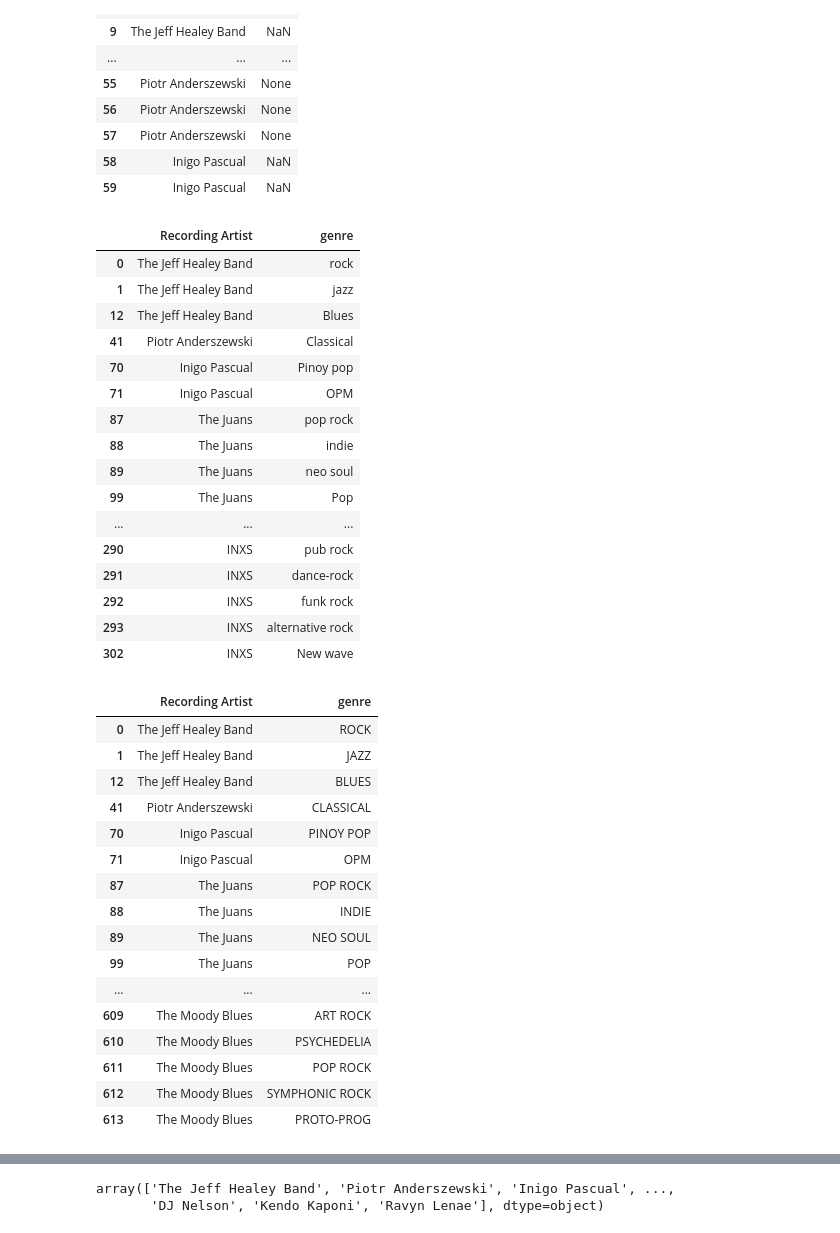
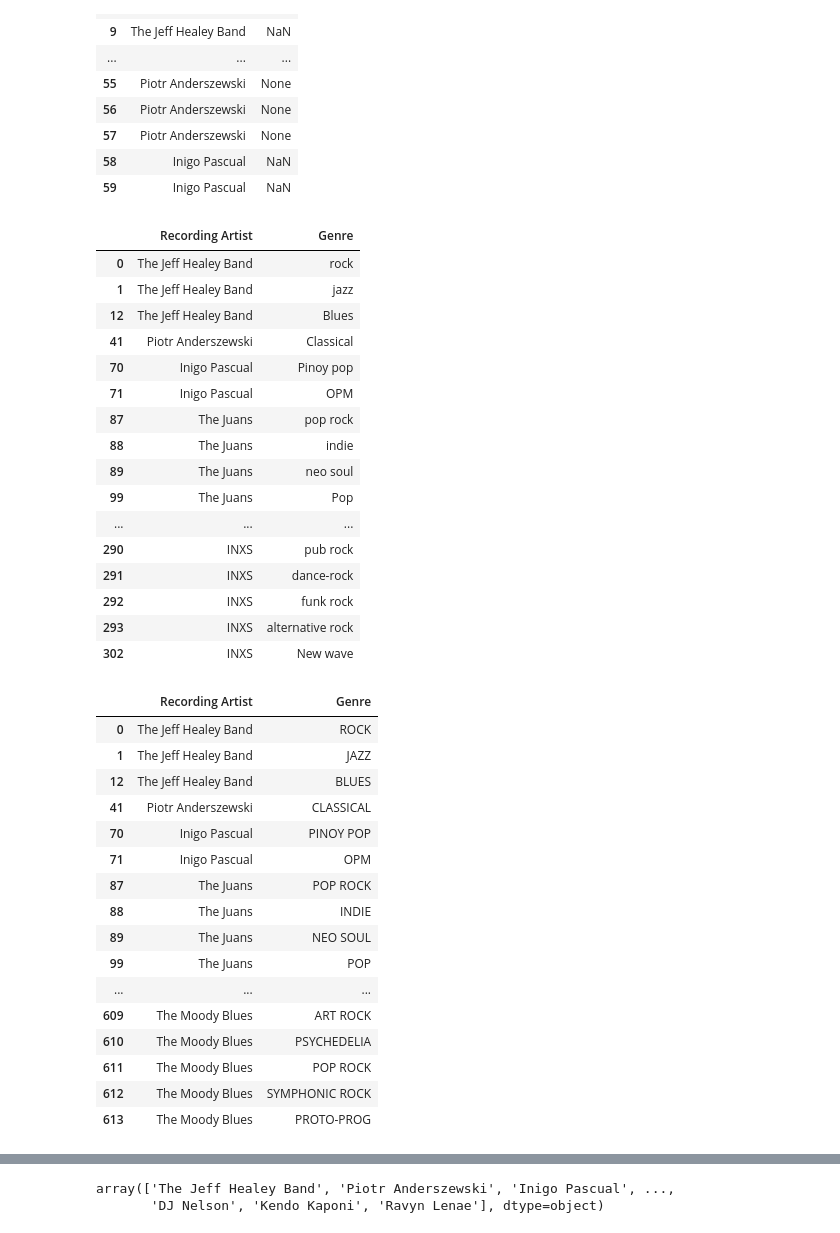
Before and after one commit to NSS-Data-Analytics-Cohort-6/mlc-project-pythons-on-a-plane, a Jupyter notebook: Notebooks/Genres_Notebook.ipynb, the cells around one changed output, grey strips where cells are left out. Cells and saved outputs as stored; diff of their text form; code cells hidden in the pictures.

```diff
--- a/Notebooks/Genres_Notebook.ipynb
+++ b/Notebooks/Genres_Notebook.ipynb
@@ -111,10 +117,10 @@ genres_melt.head(60)
 # %%
 genres_melt = genres_melt.dropna()
 # %%
-genres_melt.columns = ['Recording Artist', 'genre']
+genres_melt.columns = ['Recording Artist', 'Genre']
 genres_melt.head(30)
 # %% [output]
-|  | Recording Artist | genre |
+|  | Recording Artist | Genre |
 | 0 | The Jeff Healey Band | rock |
 | 1 | The Jeff Healey Band | jazz |
 | 12 | The Jeff Healey Band | Blues |
@@ -134,10 +140,10 @@ genres_melt.head(30)
 # %%
 #Making genre column all capps
 
-genres_melt['genre'] = genres_melt['genre'].str.upper()
+genres_melt['Genre'] = genres_melt['Genre'].str.upper()
 genres_melt.head(60)
 # %% [output]
-|  | Recording Artist | genre |
+|  | Recording Artist | Genre |
 | 0 | The Jeff Healey Band | ROCK |
 | 1 | The Jeff Healey Band | JAZZ |
 | 12 | The Jeff Healey Band | BLUES |
```
Also changed, not shown: parts of 31 cells of this notebook.
